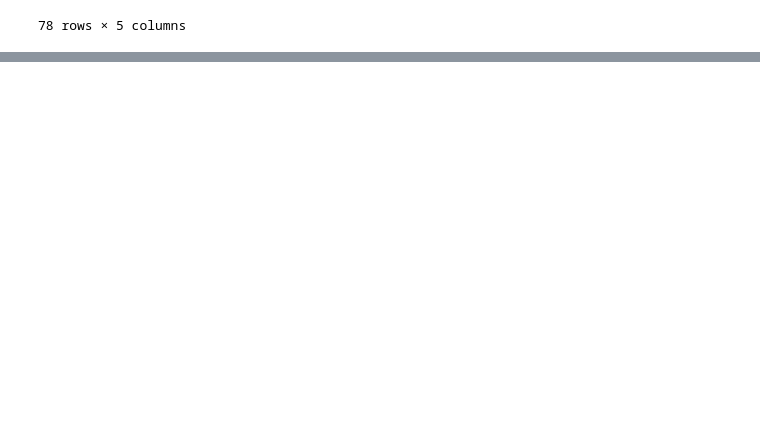
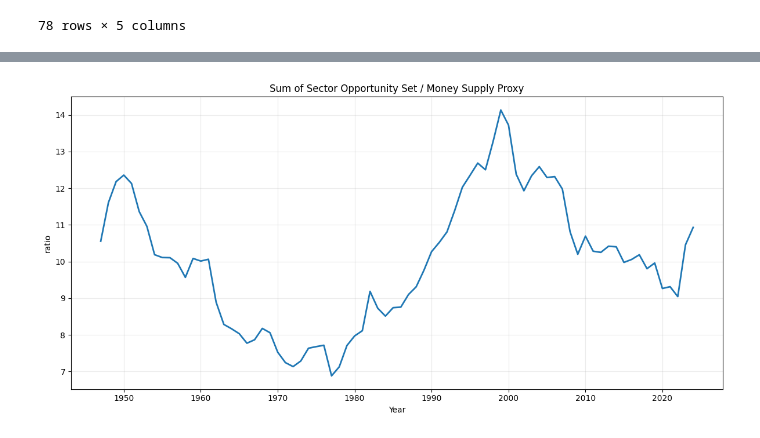
Before and after one commit to dkofma60/Personal-Macro-Research, a Jupyter notebook: Essay_1.ipynb, the cells around one changed output, grey strips where cells are left out. Saved outputs shown, nothing was run; the diff lists cells and outputs as text; code cells hidden in the pictures; blank space fills up the shorter version.

```diff
--- a/Essay_1.ipynb
+++ b/Essay_1.ipynb
@@ -1582,0 +1667,88 @@ plt.show()
+# %%
+import pandas as pd
+import matplotlib.pyplot as plt
+
+if "sectors" not in globals():
+    raise NameError("sectors is not defined. Run the sector-breakdown cell first.")
+
+if "fred_series" not in globals():
+    def fred_series(series_id: str) -> pd.DataFrame:
+        url = f"https://fred.stlouisfed.org/graph/fredgraph.csv?id={series_id}"
+        df = pd.read_csv(url)
+        df.columns = [str(c).strip().lstrip("﻿") for c in df.columns]
+
+        date_col = next((c for c in df.columns if str(c).upper() == "DATE"), df.columns[0])
+        value_col = next((c for c in df.columns if str(c).strip().upper() == series_id.upper()), None)
+        if value_col is None:
+            value_col = next((c for c in df.columns if str(c).strip().upper() != "DATE"), None)
+        if value_col is None:
+            raise ValueError(f"Could not find value column for {series_id}: {df.columns.tolist()}")
+
+        df[date_col] = pd.to_datetime(df[date_col], errors="coerce")
+        df = df.dropna(subset=[date_col]).set_index(date_col)
+        df[series_id] = pd.to_numeric(df[value_col], errors="coerce")
+        return df[[series_id]]
+
+
+def to_annual_series(series_id: str) -> pd.Series:
+    df = fred_series(series_id).copy()
+    if isinstance(df.index, pd.PeriodIndex):
+        df.index = df.index.asfreq("Y")
+    else:
+        df.index = pd.to_datetime(df.index, errors="coerce").to_period("Y")
+    s = df.groupby(df.index)[series_id].mean()
+    return s.sort_index()
+
+
+def to_year_series(obj, col: str | None = None) -> pd.Series:
+    s = obj[col] if col is not None else obj
+    s = pd.to_numeric(s, errors="coerce")
+    idx = s.index
+    if isinstance(idx, pd.PeriodIndex):
+        years = idx.year
+    elif isinstance(idx, pd.DatetimeIndex):
+        years = idx.year
+    else:
+        years = pd.to_numeric(pd.Index(idx), errors="coerce")
+    out = pd.Series(s.values, index=years, name=s.name)
+    out = out[~pd.isna(out.index)]
+    out.index = out.index.astype(int)
+    return out.groupby(out.index).mean()
+
+
+sector_sum = sectors.sum(axis=1)
+sector_sum = to_year_series(sector_sum).sort_index()
+sector_sum = sector_sum[sector_sum.index >= 1947]
+
+money_supply_proxy = (
+    to_year_series(to_annual_series("BOGZ1FL703130005A"))
+    + to_year_series(to_annual_series("BOGZ1FL703127005A"))
+    + to_year_series(to_annual_series("BOGZ1FL713125005A"))
+)
+
+aligned = pd.concat(
+    [
+        sector_sum.rename("sector_sum"),
+        money_supply_proxy.rename("money_supply_proxy"),
+    ],
+    axis=1,
+).dropna()
+
+aligned = aligned[aligned.index >= 1947]
+most_recent_year = int(aligned.index.max())
+aligned = aligned.loc[1947:most_recent_year]
+
+ratio = aligned["sector_sum"] / aligned["money_supply_proxy"]
+
+fig, ax = plt.subplots(figsize=(12, 6))
+ax.plot(ratio.index, ratio.values, linewidth=2, color="#1f77b4")
+ax.set_title("Sum of Sector Opportunity Set / Money Supply Proxy")
+ax.set_xlabel("Year")
+ax.set_ylabel("ratio")
+ax.grid(alpha=0.25)
+plt.tight_layout()
+plt.show()
+
+print(f"Most recent year with complete coverage across all required series: {most_recent_year}")
+# %% [output]
+[figure, added]
```
Also changed, not shown: parts of 6 cells of this notebook, 28 other files.
